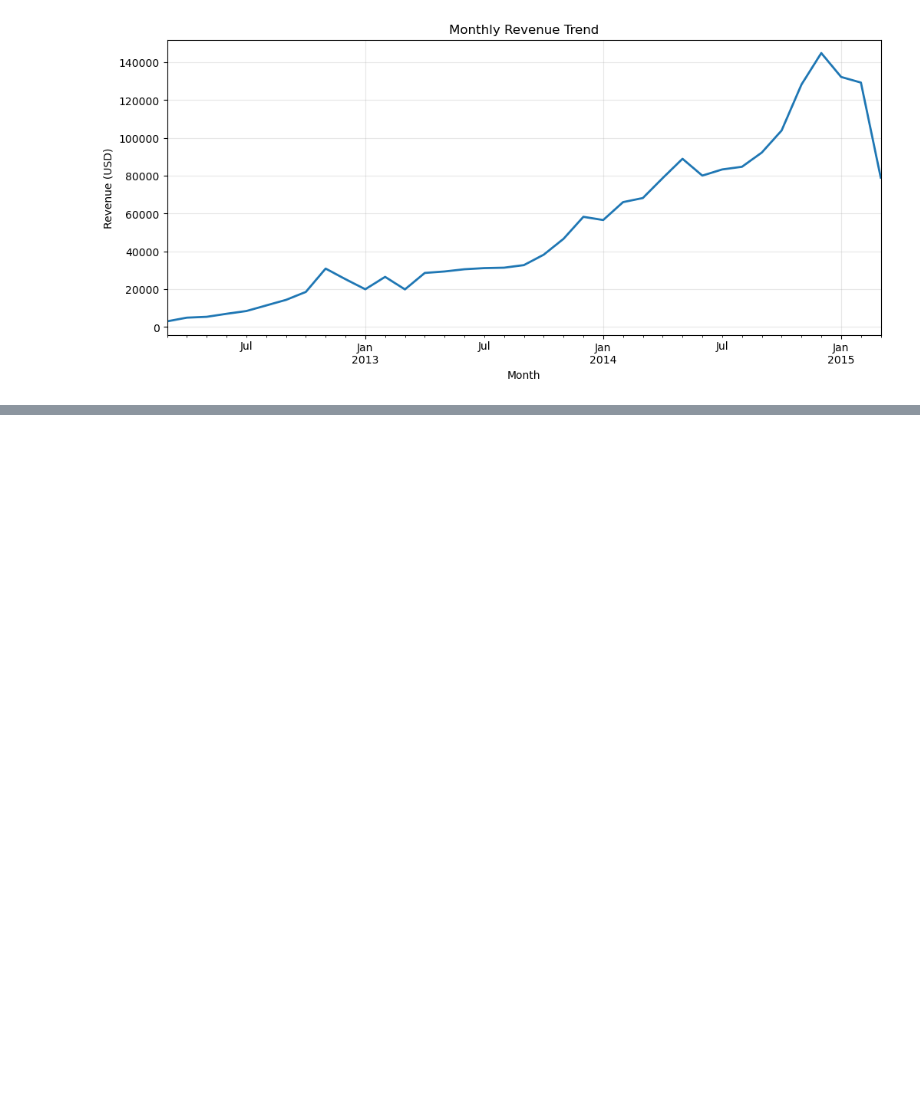
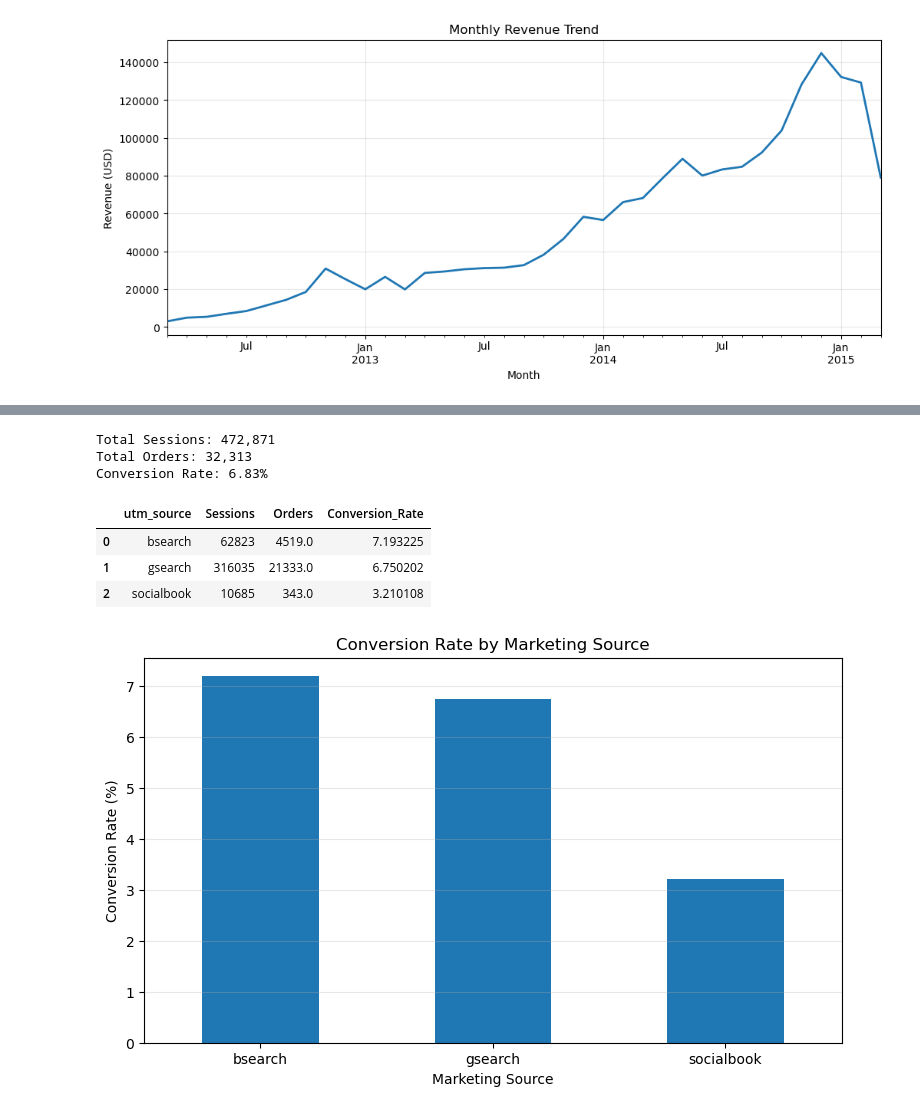
Before and after one commit to THASO1/E-Commerce-Data-Analysis, a Jupyter notebook: First_try.ipynb, the cells around one changed output, grey strips where cells are left out. Drawn from its saved outputs; the diff is of its cells as text; code cells hidden in the pictures; blank space fills up the shorter version.

```diff
--- a/First_try.ipynb
+++ b/First_try.ipynb
@@ -532,0 +686,50 @@ plt.show()
+# %%
+total_sessions = Web_sessions.df["website_session_id"].nunique()
+total_orders = orders.df["order_id"].nunique()
+conversion_rate = total_orders / total_sessions * 100
+
+print(f"Total Sessions: {total_sessions:,}")
+print(f"Total Orders: {total_orders:,}")
+print(f"Conversion Rate: {conversion_rate:.2f}%")
+# %% [output]
+Total Sessions: 472,871
+Total Orders: 32,313
+Conversion Rate: 6.83%
+# %%
+session_orders = orders.df.groupby("website_session_id").agg(Orders=("order_id", "nunique")).reset_index()
+
+source_performance = (
+    Web_sessions.df.groupby("utm_source")
+    .agg(Sessions=("website_session_id", "nunique"))
+    .reset_index()
+)
+
+source_orders = (
+    Web_sessions.df[["website_session_id", "utm_source"]]
+    .merge(session_orders, on="website_session_id", how="left")
+    .groupby("utm_source")["Orders"]
+    .sum()
+    .reset_index()
+)
+
+source_performance = source_performance.merge(source_orders, on="utm_source", how="left")
+source_performance["Orders"] = source_performance["Orders"].fillna(0)
+source_performance["Conversion_Rate"] = source_performance["Orders"] / source_performance["Sessions"] * 100
+source_performance.sort_values("Conversion_Rate", ascending=False)
+# %% [output]
+|  | utm_source | Sessions | Orders | Conversion_Rate |
+| 0 | bsearch | 62823 | 4519.0 | 7.193225 |
+| 1 | gsearch | 316035 | 21333.0 | 6.750202 |
+| 2 | socialbook | 10685 | 343.0 | 3.210108 |
+# %%
+source_performance.sort_values("Conversion_Rate", ascending=False).plot(
+    x="utm_source", y="Conversion_Rate", kind="bar", figsize=(9, 5), legend=False
+)
+plt.title("Conversion Rate by Marketing Source")
+plt.xlabel("Marketing Source")
+plt.ylabel("Conversion Rate (%)")
+plt.xticks(rotation=0)
+plt.grid(axis="y", alpha=0.3)
+plt.show()
+# %% [output]
+[figure, added]
```
Also changed, not shown: parts of 56 cells of this notebook.
